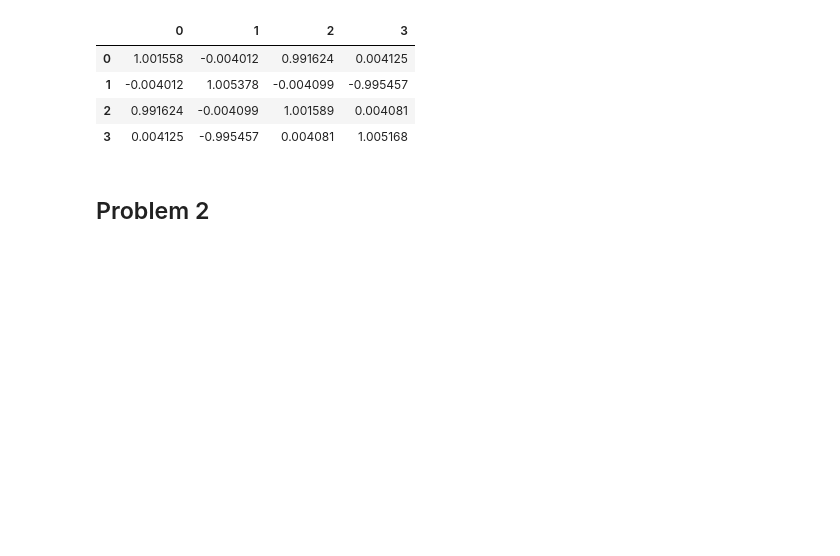
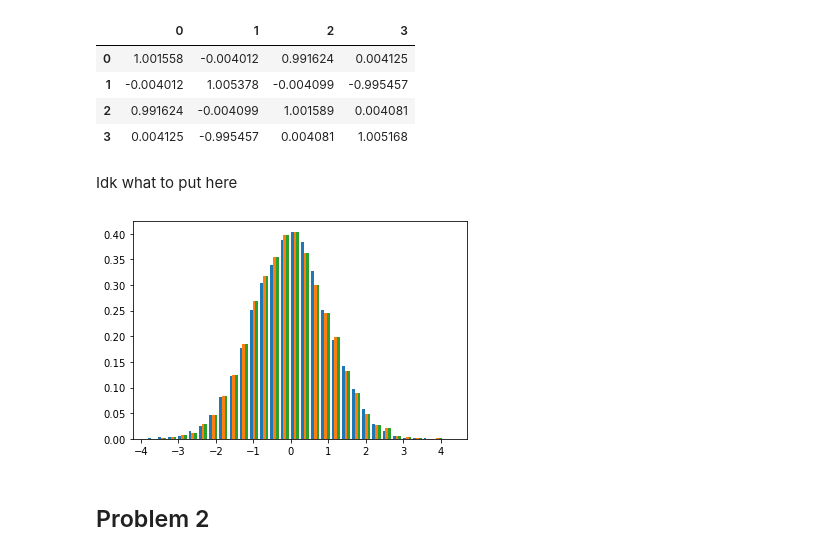
Before and after one commit to RickyMatsumoto/EE460J, a Jupyter notebook: HW2/Lab2_Notebook.ipynb, the cells around one changed output. Cells and saved outputs as stored; diff of their text form; code cells hidden in the pictures; blank space fills up the shorter version.

```diff
--- a/HW2/Lab2_Notebook.ipynb
+++ b/HW2/Lab2_Notebook.ipynb
@@ -64,6 +64,19 @@ display(df1_cov)
 | 1 | -0.004012 | 1.005378 | -0.004099 | -0.995457 |
 | 2 | 0.991624 | -0.004099 | 1.001589 | 0.004081 |
 | 3 | 0.004125 | -0.995457 | 0.004081 | 1.005168 |
+# %% [markdown]
+Idk what to put here
+# %%
+# I know this is probably wrong but idk what else to do tbh
+C = ([1, 0, 0],
+     [0, 1, 1],
+     [0, 1, 1])
+mean = [0, 0, 0]
+Z = np.random.multivariate_normal(mean, C, 10000)
+plt.hist(Z, 30, density=True)
+plt.show()
+# %% [output]
+[figure, added]
 # %% [markdown]
 ## Problem 2
 # %%
```
Also changed, not shown: parts of 3 cells of this notebook.
